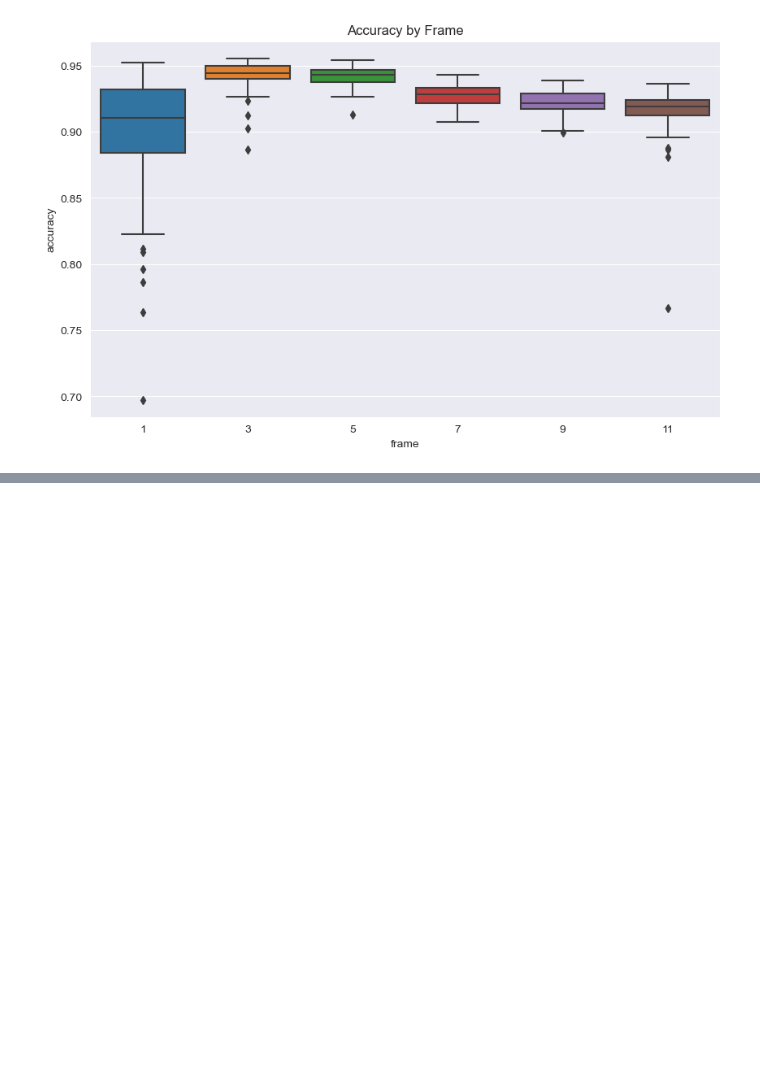
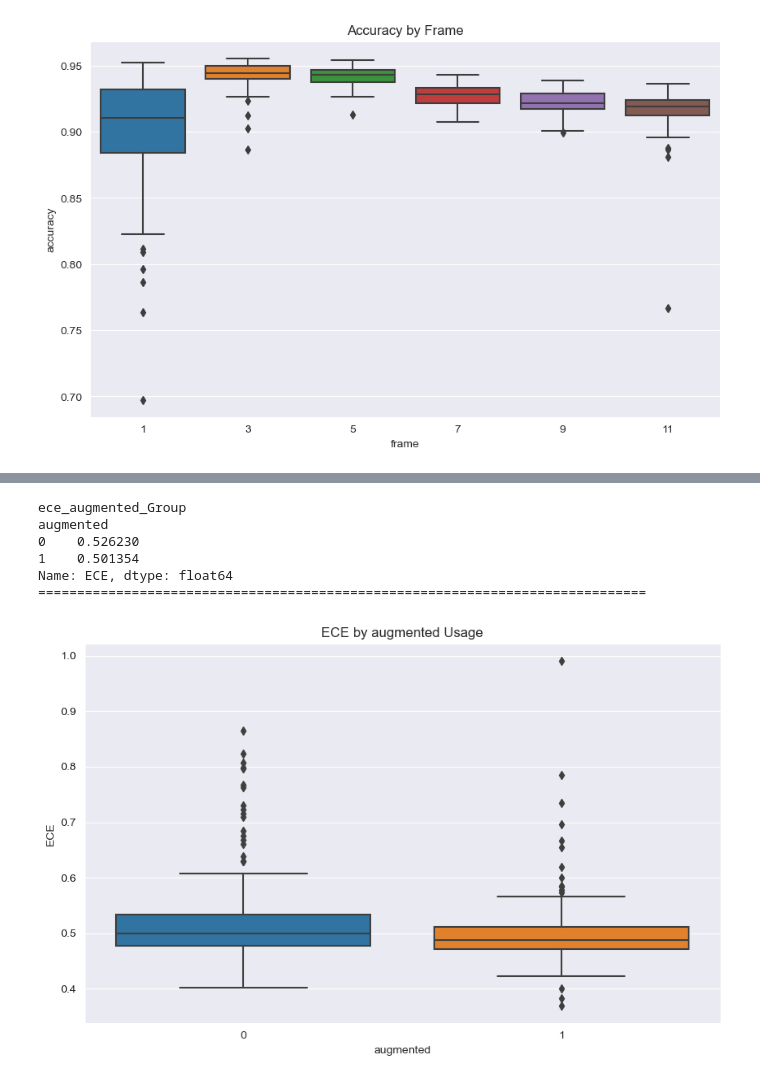
Before and after one commit to HMCHON/hfprND, a Jupyter notebook: Analysis.ipynb, the cells around one changed output, grey strips where cells are left out. Saved outputs shown, nothing was run; the diff lists cells and outputs as text; code cells hidden in the pictures; blank space fills up the shorter version.

```diff
--- a/Analysis.ipynb
+++ b/Analysis.ipynb
@@ -172,0 +236,20 @@ Name: accuracy, dtype: float64
+# %%
+# Group by augmented usage and calculate mean ECE
+ece_augmented_Group = df.groupby('augmented')['ECE'].mean()
+print("ece_augmented_Group")
+print(ece_augmented_Group)
+print('==============================================================================')
+# Boxplot of accuracy by augmented usage
+plt.figure(figsize=(10, 6))
+sns.boxplot(x='augmented', y='ECE', data=df)
+plt.title('ECE by augmented Usage')
+# plt.show()
+plt.savefig("ECE_By_Augmented_Usage.png")
+# %% [output]
+ece_augmented_Group
+augmented
+0    0.526230
+1    0.501354
+Name: ECE, dtype: float64
+==============================================================================
+[figure, added]
```
Also changed, not shown: parts of 7 cells of this notebook, 11 other files.
